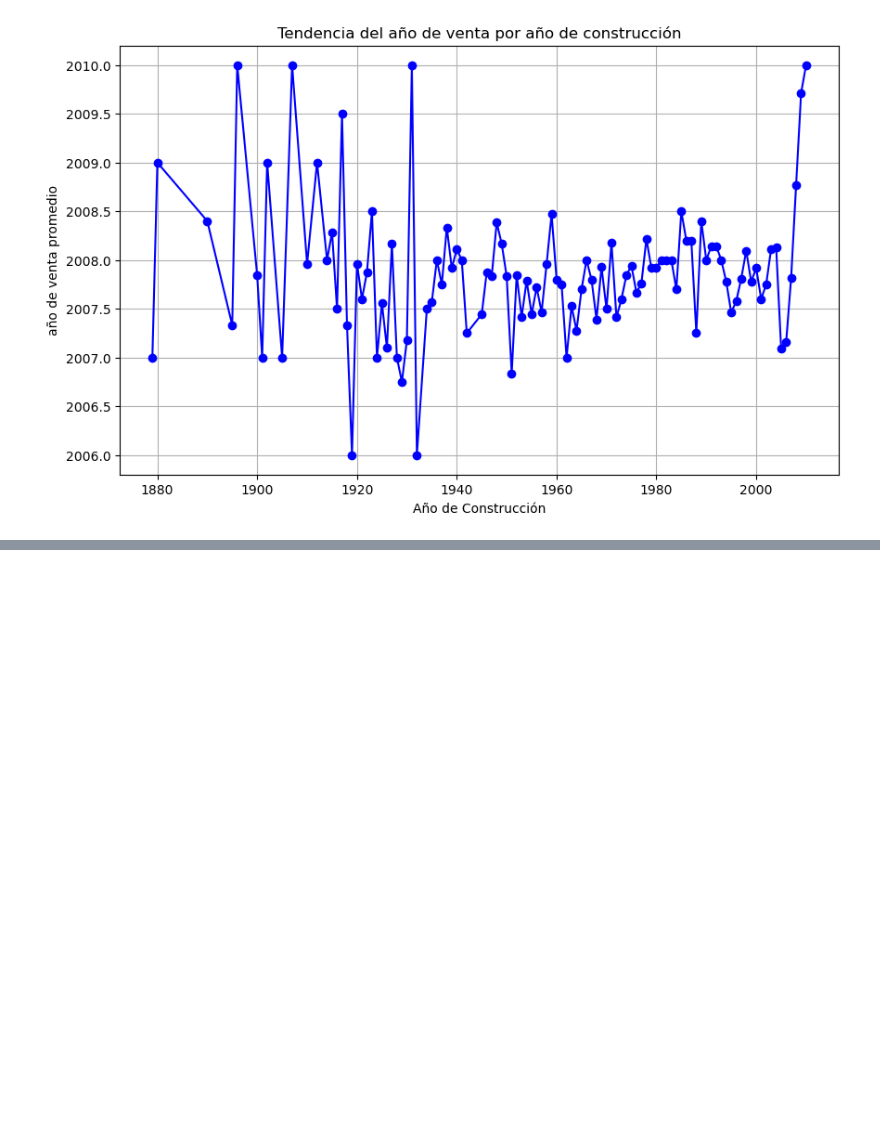
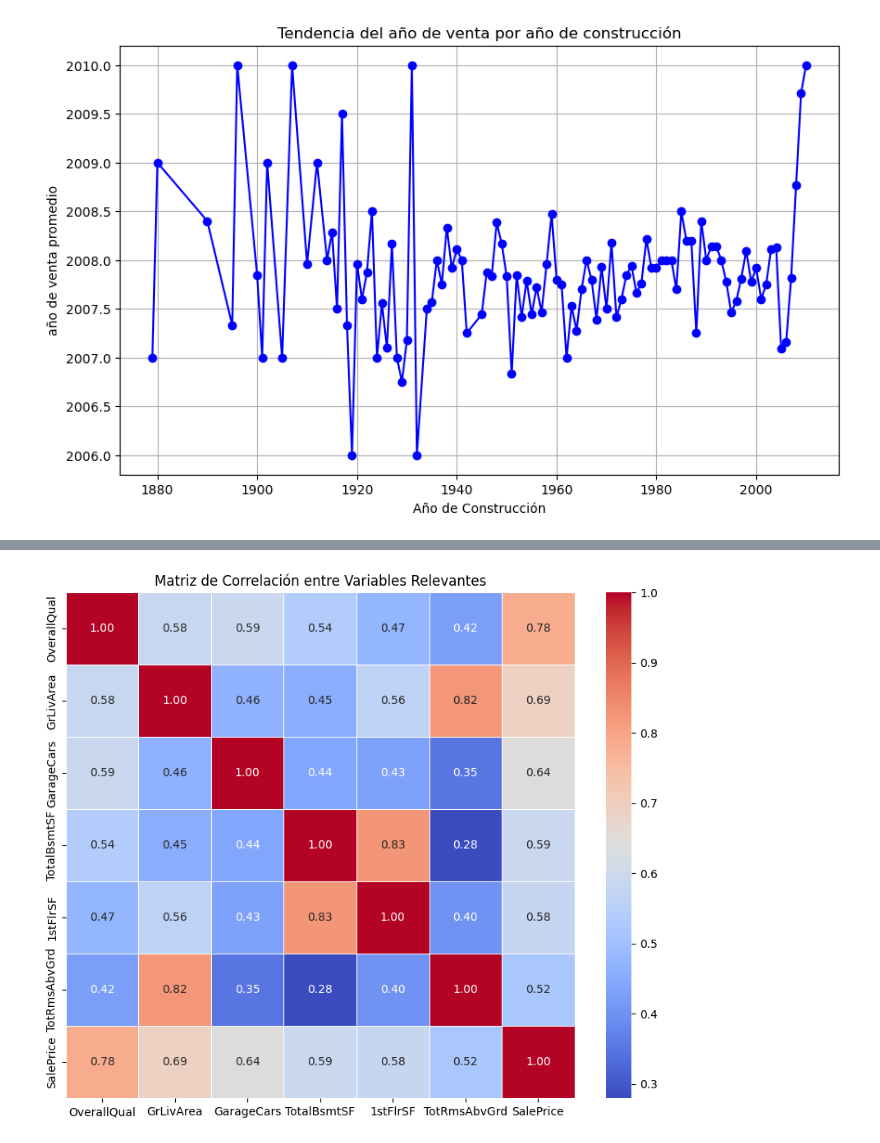
Before and after one commit to OscarEscriba/Proyecto-2-Mineria-de-datos, a Jupyter notebook: Proyecto2entrega1.ipynb, the cells around one changed output, grey strips where cells are left out. Drawn from its saved outputs; the diff is of its cells as text; code cells hidden in the pictures; blank space fills up the shorter version.

```diff
--- a/Proyecto2entrega1.ipynb
+++ b/Proyecto2entrega1.ipynb
@@ -266,0 +264,19 @@ Las variables más correlacionadas con el precio de venta son:
+# %%
+#Division del conjunto de datos.
+import pandas as pd
+
+from sklearn.model_selection import train_test_split
+# Cargar el archivo train.csv
+train_file_path = "train.csv"
+df_train = pd.read_csv(train_file_path)
+
+# Eliminar la columna 'Id' porque no aporta información relevante para el modelo
+df_train = df_train.drop(columns=["Id"])
+
+# Dividir el dataset en entrenamiento (70%) y prueba (30%)
+train_set, test_set = train_test_split(df_train, test_size=0.3, random_state=42)
+print("Conjunto de entrenamiento:", train_set.shape)
+print("Conjunto de prueba:", test_set.shape)
+
+# Verificar las dimensiones de los conjuntos
+train_set.shape, test_set.shape
@@ -266,0 +477,13 @@ Las variables más correlacionadas con el precio de venta son:
+# %%
+# Se realiza un analiis de correlacion para identificar posibles problemas con la multicolinealidad
+# Matriz de correlación entre las variables más relevantes
+top_corr_vars = ["OverallQual", "GrLivArea", "GarageCars", "TotalBsmtSF", "1stFlrSF", "TotRmsAbvGrd", "SalePrice"]
+corr_matrix = train_set[top_corr_vars].corr()
+
+# Graficar la matriz de correlación
+plt.figure(figsize=(10, 8))
+sns.heatmap(corr_matrix, annot=True, cmap="coolwarm", fmt=".2f", linewidths=0.5)
+plt.title("Matriz de Correlación entre Variables Relevantes")
+plt.show()
+# %% [output]
+[figure, added]
```
Also changed, not shown: parts of 16 cells of this notebook.
